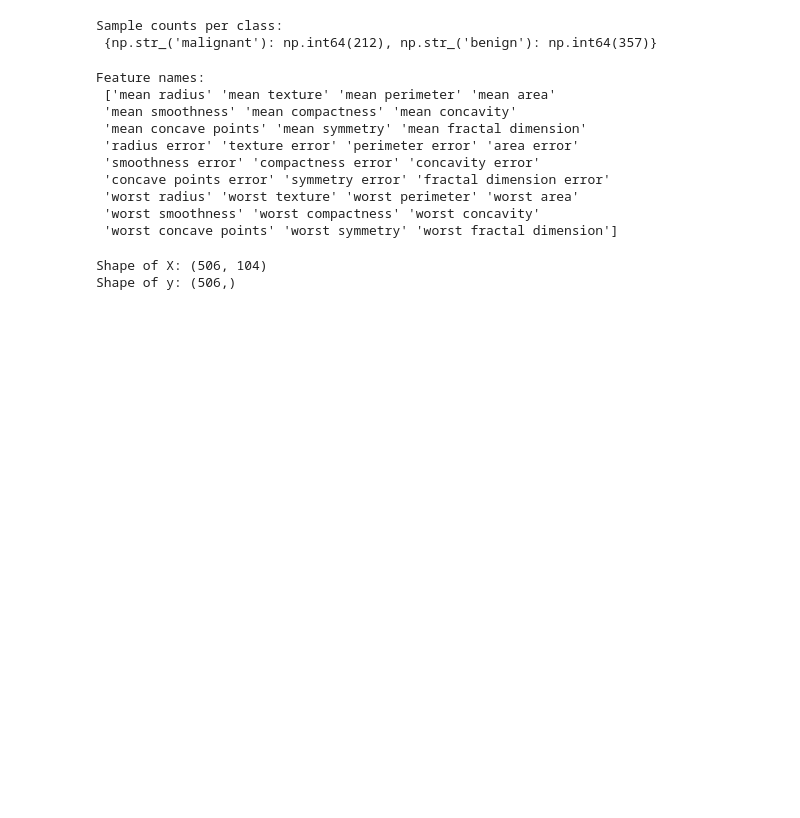
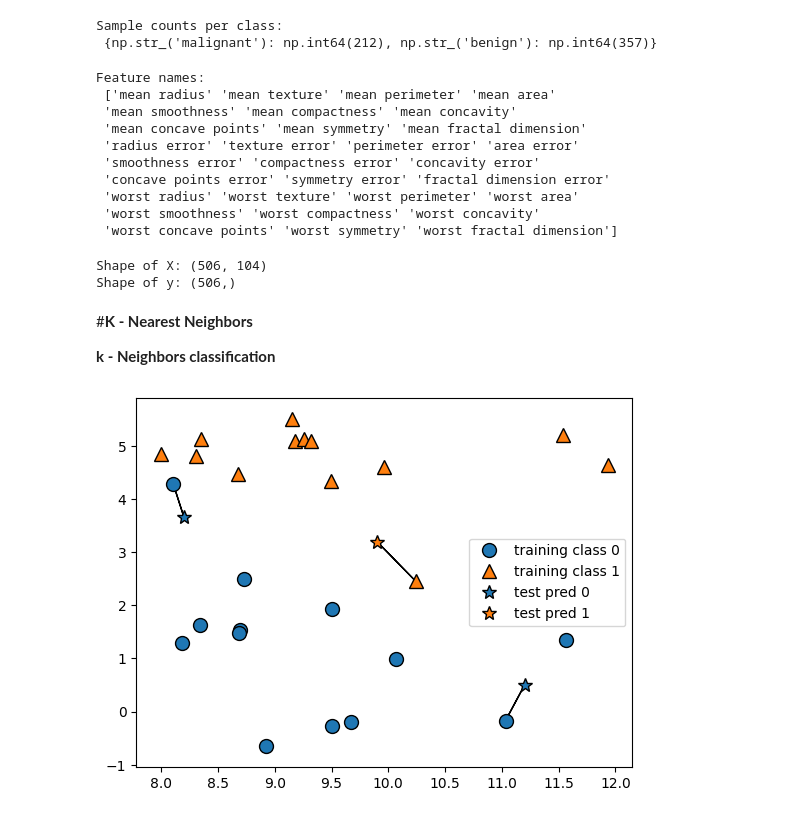
Before and after one commit to Saifullah785/intro-to-ml-with-python-notes-practice, a Jupyter notebook: Chapter_02_Supervised_Learning/Chapter_02_Supervised_Learning.ipynb, the cells around one changed output. Cells and saved outputs as stored; diff of their text form; code cells hidden in the pictures; blank space fills up the shorter version.

Commit message:
Created using Colab while studying and coding Chapter 02 of Supervised learning, in which k-Nearest Neighbors with classification and regression examples

```diff
--- a/Chapter_02_Supervised_Learning/Chapter_02_Supervised_Learning.ipynb
+++ b/Chapter_02_Supervised_Learning/Chapter_02_Supervised_Learning.ipynb
@@ -101,3 +108,11 @@ print("Shape of y:", y.shape)
 # %% [output]
 Shape of X: (506, 104)
 Shape of y: (506,)
+# %% [markdown]
+#**K - Nearest Neighbors**
+
+**k - Neighbors classification**
+# %%
+mglearn.plots.plot_knn_classification(n_neighbors=1)
+# %% [output]
+[figure, added]
```
Also changed, not shown: parts of 28 cells of this notebook.
